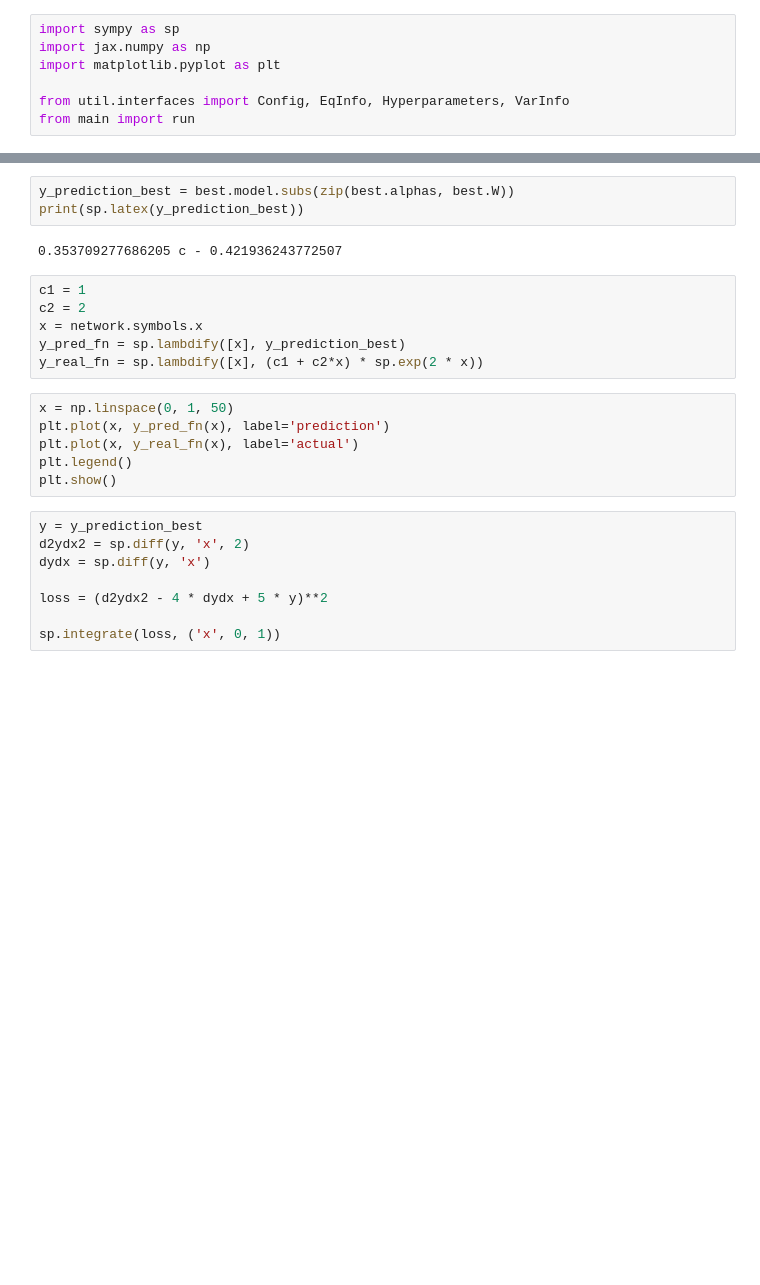
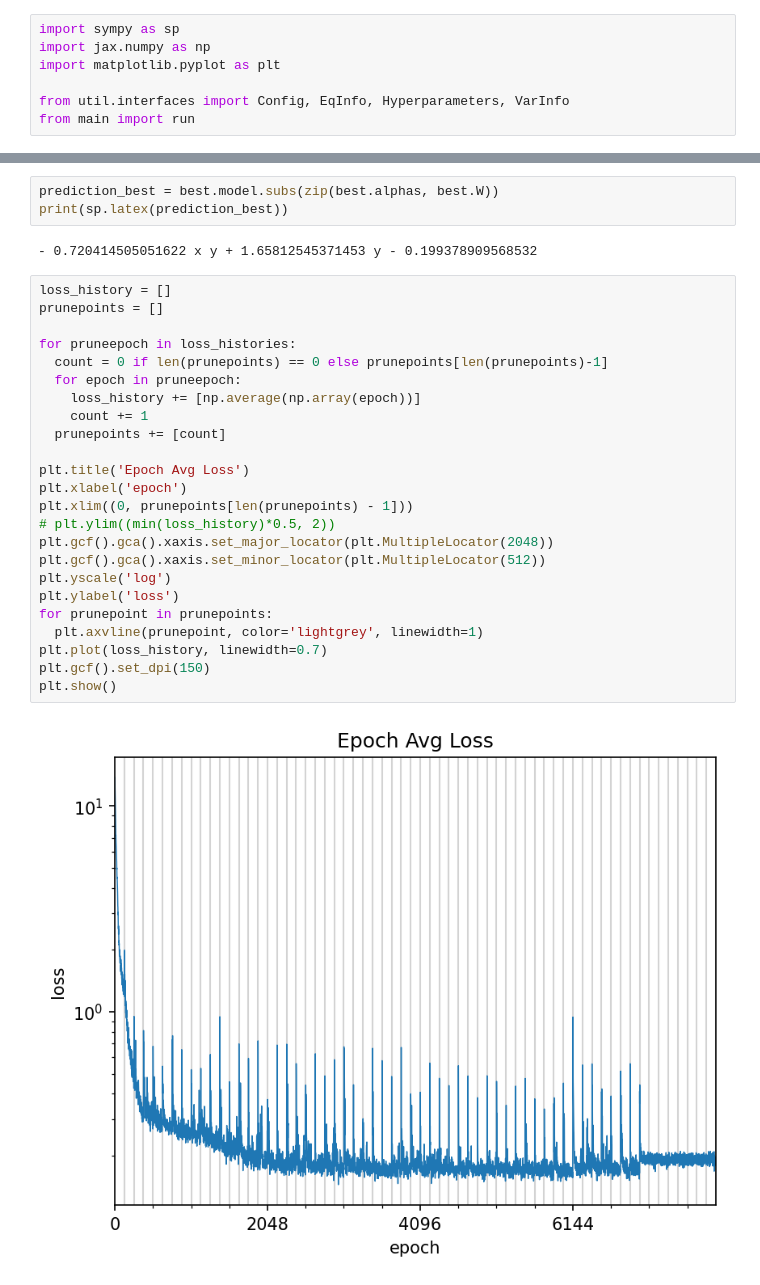
Before and after one commit to PauliusSasnauskas/sasde, a Jupyter notebook: eq3.ipynb, the cells around one changed output, grey strips where cells are left out. Saved outputs shown, nothing was run; the diff lists cells and outputs as text; blank space fills up the shorter version.

```diff
--- a/eq3.ipynb
+++ b/eq3.ipynb
@@ -88,25 +85,31 @@ Best loss: 691.0830078125
 # %%
-y_prediction_best = best.model.subs(zip(best.alphas, best.W))
-print(sp.latex(y_prediction_best))
+prediction_best = best.model.subs(zip(best.alphas, best.W))
+print(sp.latex(prediction_best))
 # %% [output]
-0.353709277686205 c - 0.421936243772507
+- 0.720414505051622 x y + 1.65812545371453 y - 0.199378909568532
-# %%
-c1 = 1
-c2 = 2
-x = network.symbols.x
-y_pred_fn = sp.lambdify([x], y_prediction_best)
-y_real_fn = sp.lambdify([x], (c1 + c2*x) * sp.exp(2 * x))
-# %%
-x = np.linspace(0, 1, 50)
-plt.plot(x, y_pred_fn(x), label='prediction')
-plt.plot(x, y_real_fn(x), label='actual')
-plt.legend()
-plt.show()
-# %%
-y = y_prediction_best
-d2ydx2 = sp.diff(y, 'x', 2)
-dydx = sp.diff(y, 'x')
-
-loss = (d2ydx2 - 4 * dydx + 5 * y)**2
-
-sp.integrate(loss, ('x', 0, 1))
+# %%
+loss_history = []
+prunepoints = []
+
+for pruneepoch in loss_histories:
+  count = 0 if len(prunepoints) == 0 else prunepoints[len(prunepoints)-1]
+  for epoch in pruneepoch:
+    loss_history += [np.average(np.array(epoch))]
+    count += 1
+  prunepoints += [count]
+
+plt.title('Epoch Avg Loss')
+plt.xlabel('epoch')
+plt.xlim((0, prunepoints[len(prunepoints) - 1]))
+# plt.ylim((min(loss_history)*0.5, 2))
+plt.gcf().gca().xaxis.set_major_locator(plt.MultipleLocator(2048))
+plt.gcf().gca().xaxis.set_minor_locator(plt.MultipleLocator(512))
+plt.yscale('log')
+plt.ylabel('loss')
+for prunepoint in prunepoints:
+  plt.axvline(prunepoint, color='lightgrey', linewidth=1)
+plt.plot(loss_history, linewidth=0.7)
+plt.gcf().set_dpi(150)
+plt.show()
+# %% [output]
+[figure, added]
```
Also changed, not shown: parts of 7 cells of this notebook, 9 other files.
